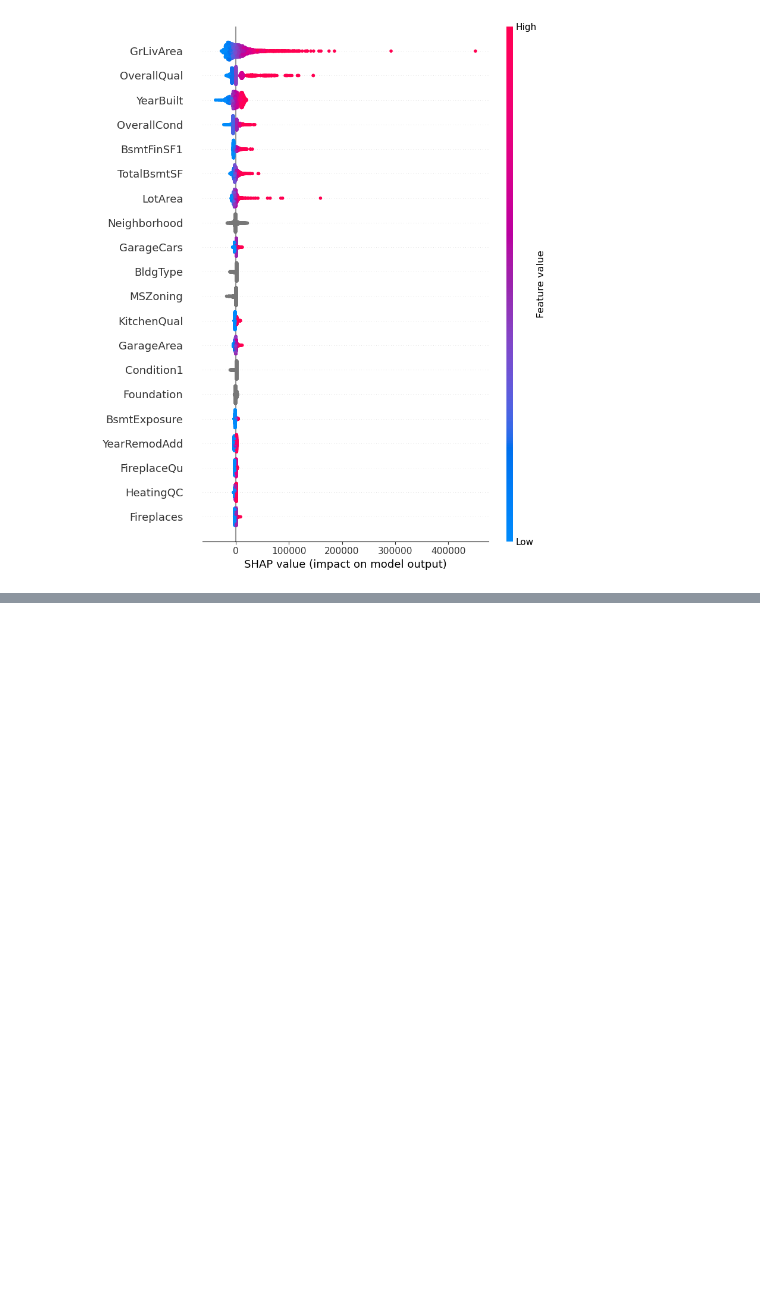
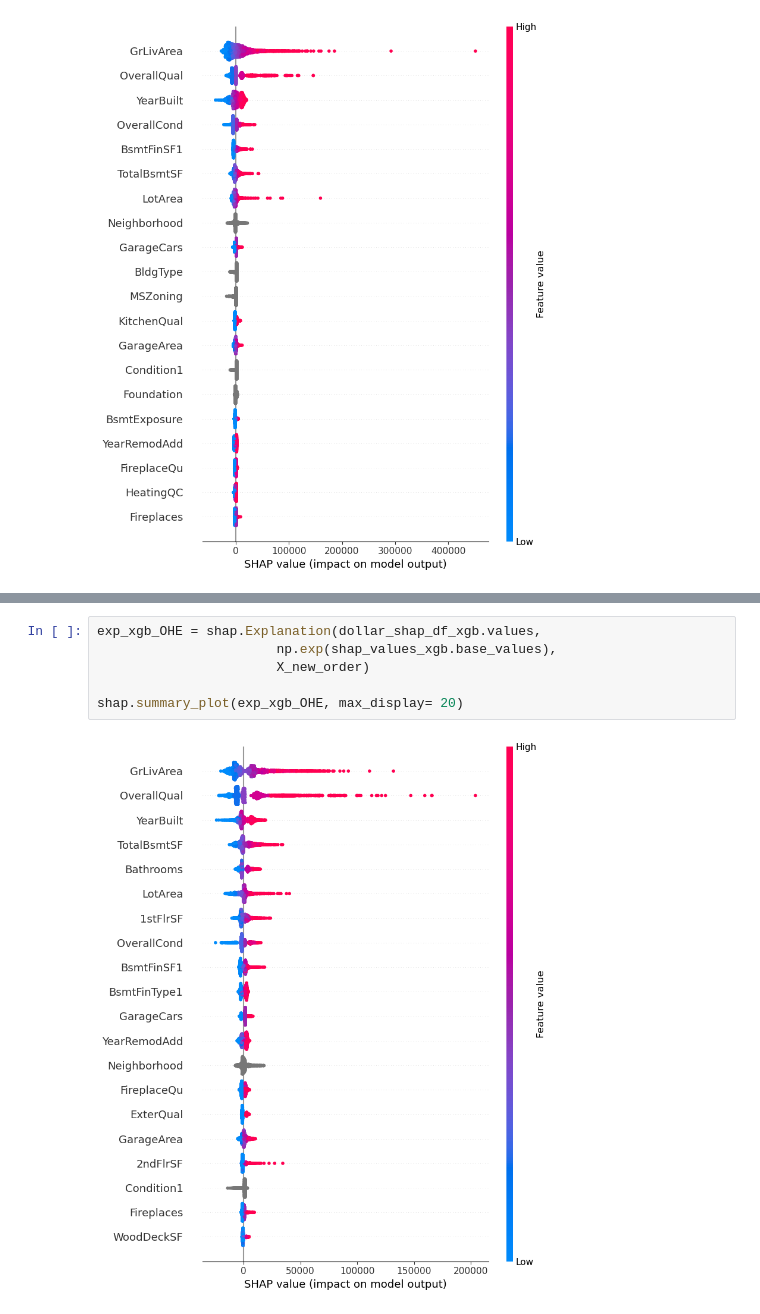
Before and after one commit to Na-ta-lie/Ames-Price-Prediction, a Jupyter notebook: Figuring_out_log_SHAP.ipynb, the cells around one changed output, grey strips where cells are left out. Drawn from its saved outputs; the diff is of its cells as text; blank space fills up the shorter version.

```diff
--- a/Figuring_out_log_SHAP.ipynb
+++ b/Figuring_out_log_SHAP.ipynb
@@ -227,0 +333,8 @@ lasso_predictions[807]
+# %%
+exp_xgb_OHE = shap.Explanation(dollar_shap_df_xgb.values,
+                       np.exp(shap_values_xgb.base_values),
+                       X_new_order)
+
+shap.summary_plot(exp_xgb_OHE, max_display= 20)
+# %% [output]
+[figure, added]
```
Also changed, not shown: parts of 12 cells of this notebook.
